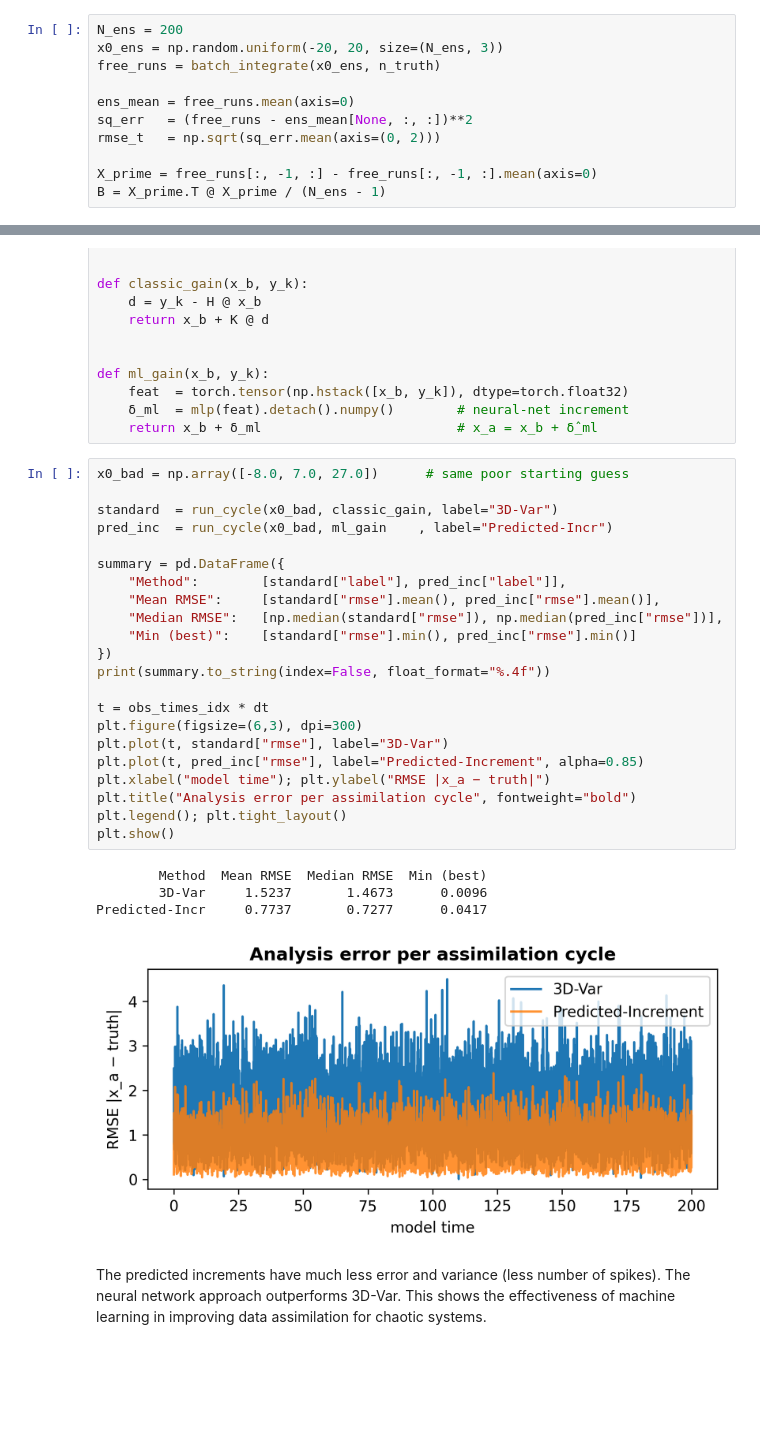
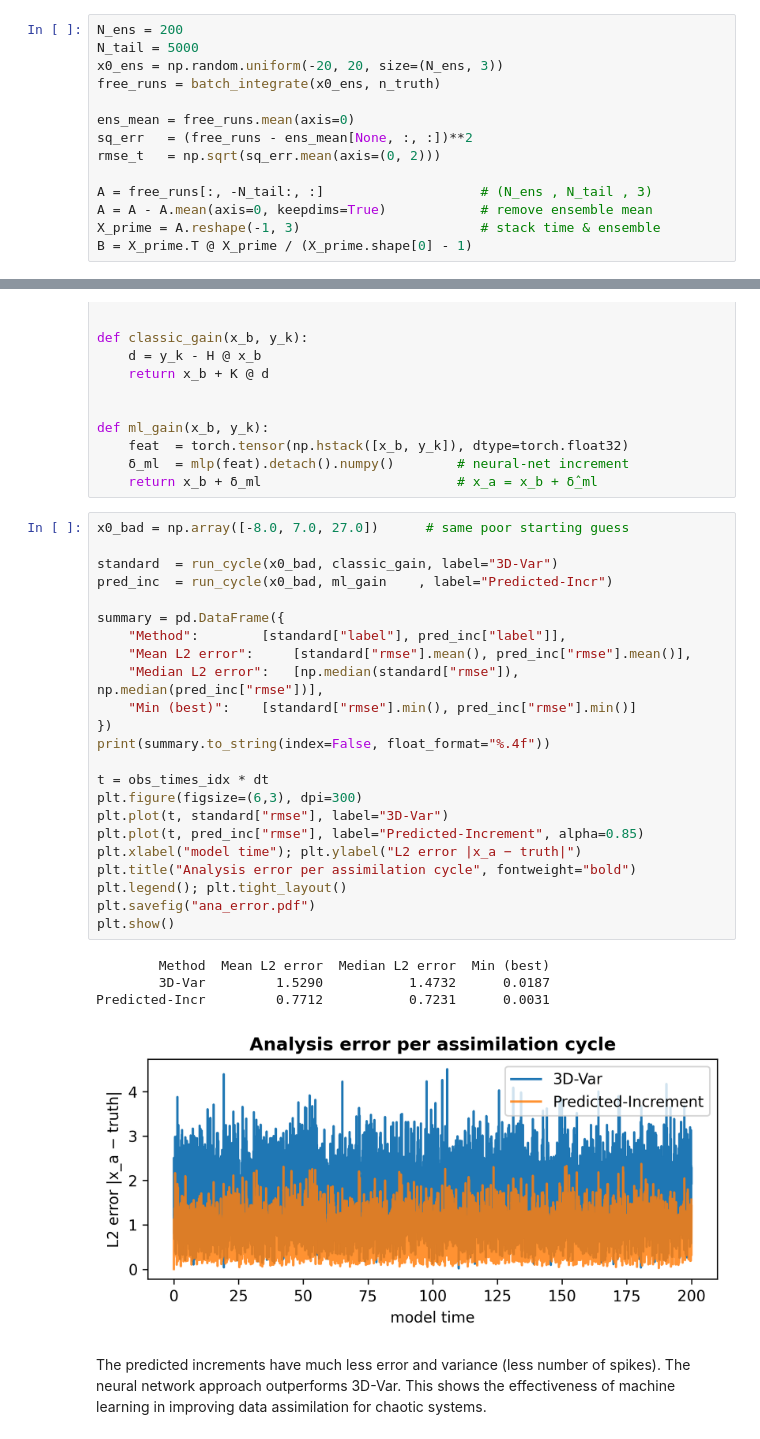
Before and after one commit to jn-stw/3DVar_MLP, a Jupyter notebook: main.ipynb, the cells around one changed output, grey strips where cells are left out. Drawn from its saved outputs; the diff is of its cells as text; blank space fills up the shorter version.

```diff
--- a/main.ipynb
+++ b/main.ipynb
@@ -176,6 +137,7 @@ We can observe the typical Lorenz behaviour with the two attractors where the tr
 We compute one "ground-truth" Lorenz'63 run. Afterwards we run 20 more, compute the RMSE to the groundtruth and take the mean.
 # %%
 N_ens = 200
+N_tail = 5000
 x0_ens = np.random.uniform(-20, 20, size=(N_ens, 3))
 free_runs = batch_integrate(x0_ens, n_truth)
 
@@ -183,8 +145,10 @@ ens_mean = free_runs.mean(axis=0)
 sq_err   = (free_runs - ens_mean[None, :, :])**2
 rmse_t   = np.sqrt(sq_err.mean(axis=(0, 2)))
 
-X_prime = free_runs[:, -1, :] - free_runs[:, -1, :].mean(axis=0)
-B = X_prime.T @ X_prime / (N_ens - 1)
+A = free_runs[:, -N_tail:, :]                    # (N_ens , N_tail , 3)
+A = A - A.mean(axis=0, keepdims=True)            # remove ensemble mean
+X_prime = A.reshape(-1, 3)                       # stack time & ensemble
+B = X_prime.T @ X_prime / (X_prime.shape[0] - 1)
 # %%
 plt.figure(dpi=300)
 plt.plot(org_time, rmse_t)
@@ -429,30 +394,31 @@ def ml_gain(x_b, y_k):
 # %%
 x0_bad = np.array([-8.0, 7.0, 27.0])      # same poor starting guess
 
 standard  = run_cycle(x0_bad, classic_gain, label="3D-Var")
 pred_inc  = run_cycle(x0_bad, ml_gain    , label="Predicted-Incr")
 
 summary = pd.DataFrame({
     "Method":        [standard["label"], pred_inc["label"]],
-    "Mean RMSE":     [standard["rmse"].mean(), pred_inc["rmse"].mean()],
-    "Median RMSE":   [np.median(standard["rmse"]), np.median(pred_inc["rmse"])],
+    "Mean L2 error":     [standard["rmse"].mean(), pred_inc["rmse"].mean()],
+    "Median L2 error":   [np.median(standard["rmse"]), np.median(pred_inc["rmse"])],
     "Min (best)":    [standard["rmse"].min(), pred_inc["rmse"].min()]
 })
 print(summary.to_string(index=False, float_format="%.4f"))
 
 t = obs_times_idx * dt
 plt.figure(figsize=(6,3), dpi=300)
 plt.plot(t, standard["rmse"], label="3D-Var")
 plt.plot(t, pred_inc["rmse"], label="Predicted-Increment", alpha=0.85)
-plt.xlabel("model time"); plt.ylabel("RMSE |x_a − truth|")
+plt.xlabel("model time"); plt.ylabel("L2 error |x_a − truth|")
 plt.title("Analysis error per assimilation cycle", fontweight="bold")
 plt.legend(); plt.tight_layout()
+plt.savefig("ana_error.pdf")
 plt.show()
 # %% [output]
-        Method  Mean RMSE  Median RMSE  Min (best)
-        3D-Var     1.5237       1.4673      0.0096
-Predicted-Incr     0.7737       0.7277      0.0417
+        Method  Mean L2 error  Median L2 error  Min (best)
+        3D-Var         1.5290           1.4732      0.0187
+Predicted-Incr         0.7712           0.7231      0.0031
-[figure, old version]
+[figure, new version]
 # %% [markdown]
 The predicted increments have much less error and variance (less number of spikes). The neural network approach outperforms 3D-Var. This shows the effectiveness of machine learning in improving data assimilation for chaotic systems.
 # %%
```
Also changed, not shown: parts of 14 cells of this notebook.
